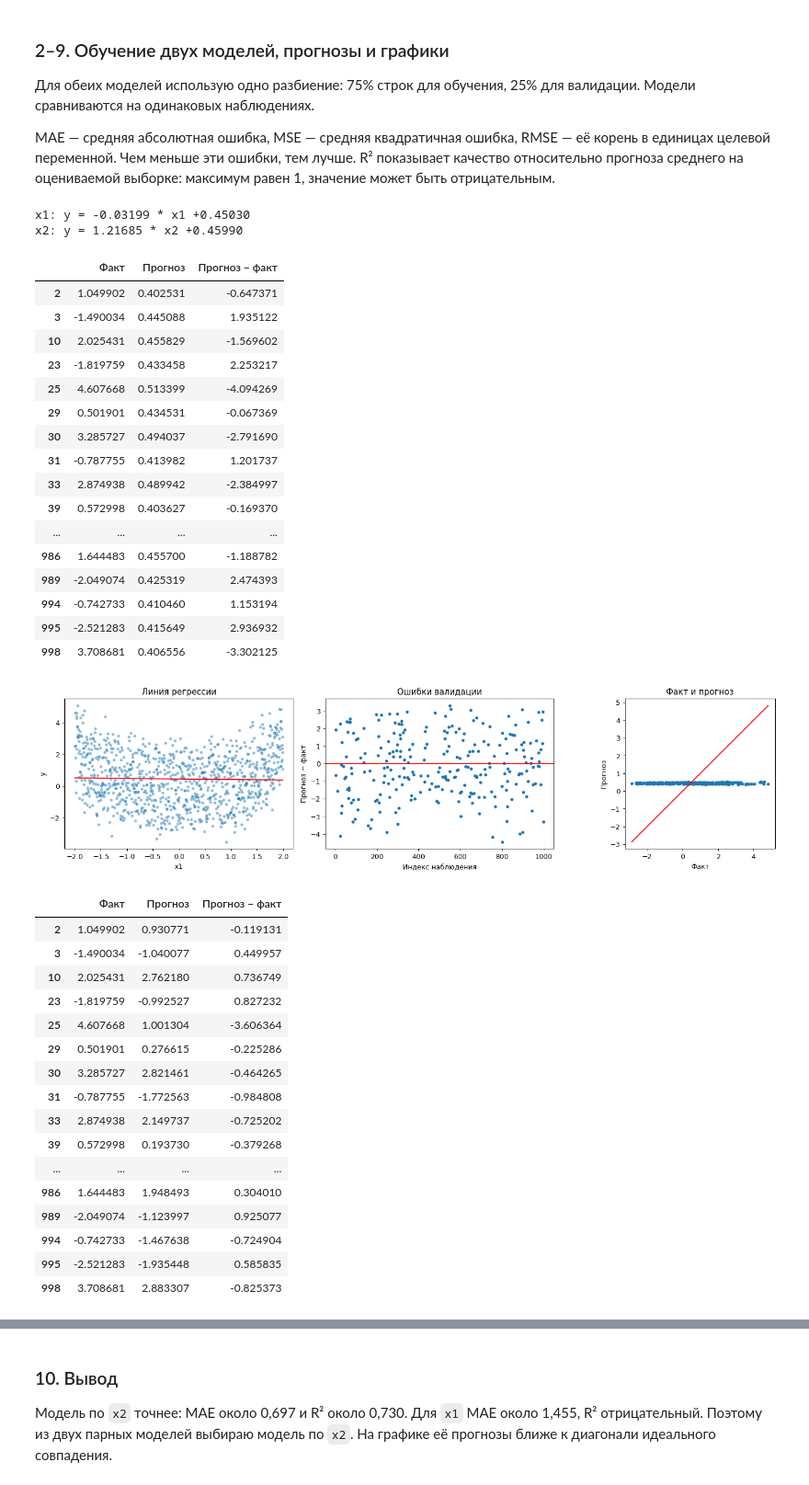
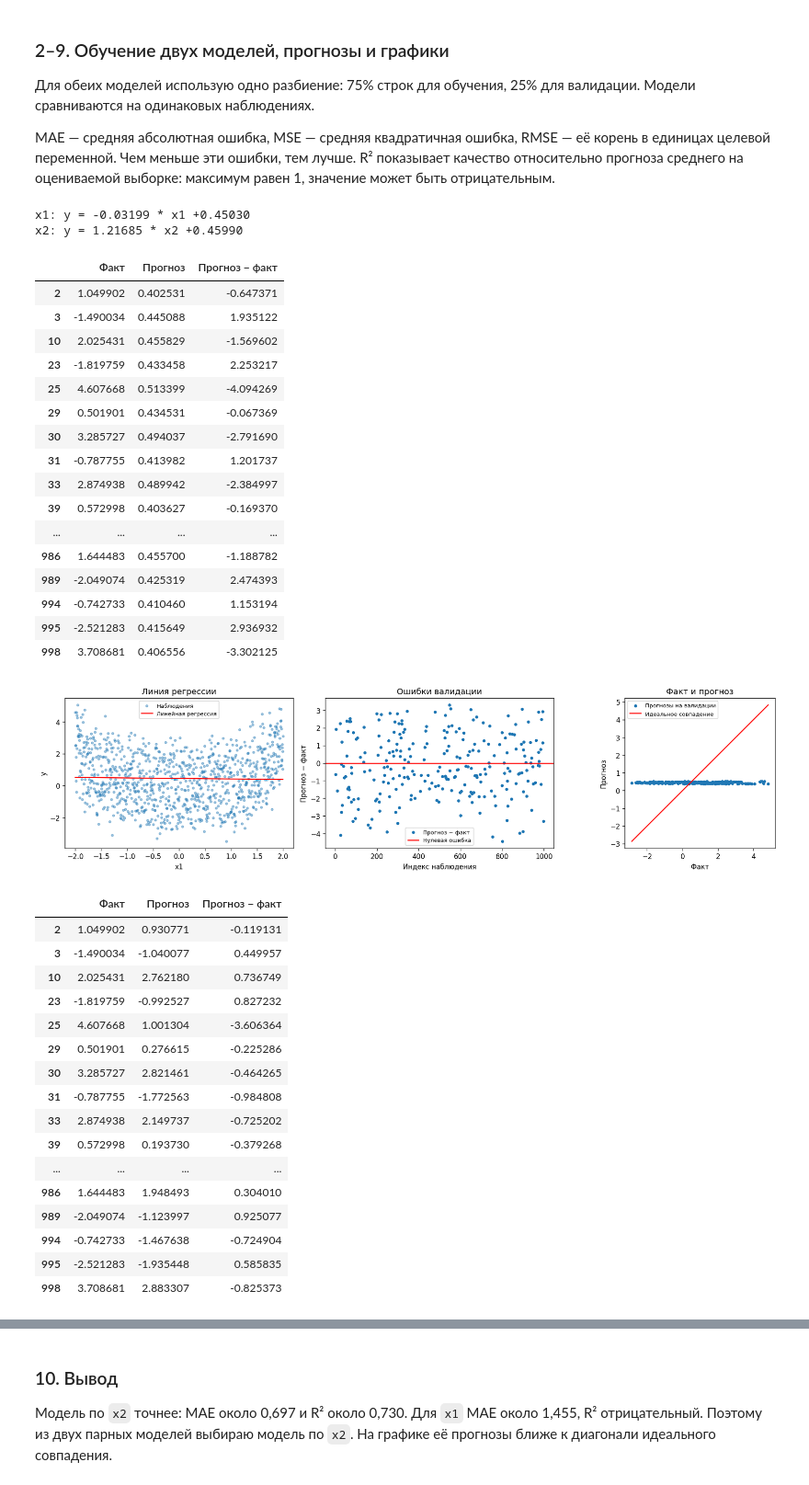
Before and after one commit to Mishgan06/Labs_5sem, a Jupyter notebook: data_analysis_lab3_var13/ЛР3_Вариант_13_простая.ipynb, the cells around one changed output, grey strips where cells are left out. Shown at 92% size. Saved outputs shown, nothing was run; the diff lists cells and outputs as text; code cells hidden in the pictures.

```diff
--- a/data_analysis_lab3_var13/ЛР3_Вариант_13_простая.ipynb
+++ b/data_analysis_lab3_var13/ЛР3_Вариант_13_простая.ipynb
@@ -11,7 +11,6 @@
 import numpy as np
 import pandas as pd
 import matplotlib.pyplot as plt
-from pathlib import Path
 from IPython.display import display
 from sklearn.model_selection import train_test_split
 from sklearn.preprocessing import PolynomialFeatures, StandardScaler
@@ -20,16 +19,11 @@ from sklearn.neighbors import KNeighborsRegressor
 from sklearn.tree import DecisionTreeRegressor
 from sklearn.metrics import mean_absolute_error, mean_squared_error, r2_score
 
-# В Colab выберите два файла: regression (1).xlsx и salary.csv.
-try:
-    from google.colab import files
-    files.upload()
-except ImportError:
-    pass
+excel_file = '/content/regression (1).xlsx'  # Укажите путь к Excel.
+salary_file = '/content/salary.csv'  # Укажите путь к CSV.
 
-excel_file = next(Path('.').glob('regression*.xlsx'))
 df = pd.read_excel(excel_file, sheet_name='var3')
-salary = pd.read_csv('salary.csv')
+salary = pd.read_csv(salary_file)
 
 # Одна функция для одинакового расчёта метрик всех моделей.
 def metrics(y, prediction):
@@ -105,44 +99,46 @@ for feature in ['x1', 'x2']:
 
     fig, axes = plt.subplots(1, 3, figsize=(16, 4))
     x_line = pd.DataFrame({feature: np.linspace(df[feature].min(), df[feature].max(), 200)})
-    axes[0].scatter(df[feature], df['y'], s=10, alpha=0.4)
-    axes[0].plot(x_line[feature], model.predict(x_line), color='red')
+    axes[0].scatter(df[feature], df['y'], s=10, alpha=0.4, label='Наблюдения')
+    axes[0].plot(x_line[feature], model.predict(x_line), color='red', label='Линейная регрессия')
     axes[0].set(xlabel=feature, ylabel='y', title='Линия регрессии')
     errors = comparison.sort_index()['Прогноз − факт']
-    axes[1].scatter(errors.index, errors, s=12)
-    axes[1].axhline(0, color='red')
+    axes[1].scatter(errors.index, errors, s=12, label='Прогноз − факт')
+    axes[1].axhline(0, color='red', label='Нулевая ошибка')
     axes[1].set(xlabel='Индекс наблюдения', ylabel='Прогноз − факт', title='Ошибки валидации')
     lo = min(y_valid_reg.min(), prediction.min())
     hi = max(y_valid_reg.max(), prediction.max())
-    axes[2].scatter(y_valid_reg, prediction, s=12)
-    axes[2].plot([lo, hi], [lo, hi], color='red')
+    axes[2].scatter(y_valid_reg, prediction, s=12, label='Прогнозы на валидации')
+    axes[2].plot([lo, hi], [lo, hi], color='red', label='Идеальное совпадение')
     axes[2].set(xlabel='Факт', ylabel='Прогноз', title='Факт и прогноз')
     axes[2].set_aspect('equal', adjustable='box')
+    for ax in axes:
+        ax.legend(fontsize=8)
     plt.tight_layout()
     plt.show()
 
 display(pd.DataFrame(linear_results))
 # %% [output]
 x1: y = -0.03199 * x1 +0.45030
 x2: y = 1.21685 * x2 +0.45990
 |  | Факт | Прогноз | Прогноз − факт |
 | 2 | 1.049902 | 0.402531 | -0.647371 |
 | 3 | -1.490034 | 0.445088 | 1.935122 |
 | 10 | 2.025431 | 0.455829 | -1.569602 |
 | 23 | -1.819759 | 0.433458 | 2.253217 |
 | 25 | 4.607668 | 0.513399 | -4.094269 |
 | 29 | 0.501901 | 0.434531 | -0.067369 |
 | 30 | 3.285727 | 0.494037 | -2.791690 |
 | 31 | -0.787755 | 0.413982 | 1.201737 |
 | 33 | 2.874938 | 0.489942 | -2.384997 |
 | 39 | 0.572998 | 0.403627 | -0.169370 |
 | ... | ... | ... | ... |
 | 986 | 1.644483 | 0.455700 | -1.188782 |
 | 989 | -2.049074 | 0.425319 | 2.474393 |
 | 994 | -0.742733 | 0.410460 | 1.153194 |
 | 995 | -2.521283 | 0.415649 | 2.936932 |
 | 998 | 3.708681 | 0.406556 | -3.302125 |
-[figure, old version]
+[figure, new version]
 |  | Факт | Прогноз | Прогноз − факт |
 | 2 | 1.049902 | 0.930771 | -0.119131 |
 | 3 | -1.490034 | -1.040077 | 0.449957 |
```
Also changed, not shown: parts of 12 cells of this notebook, 6 other files.
